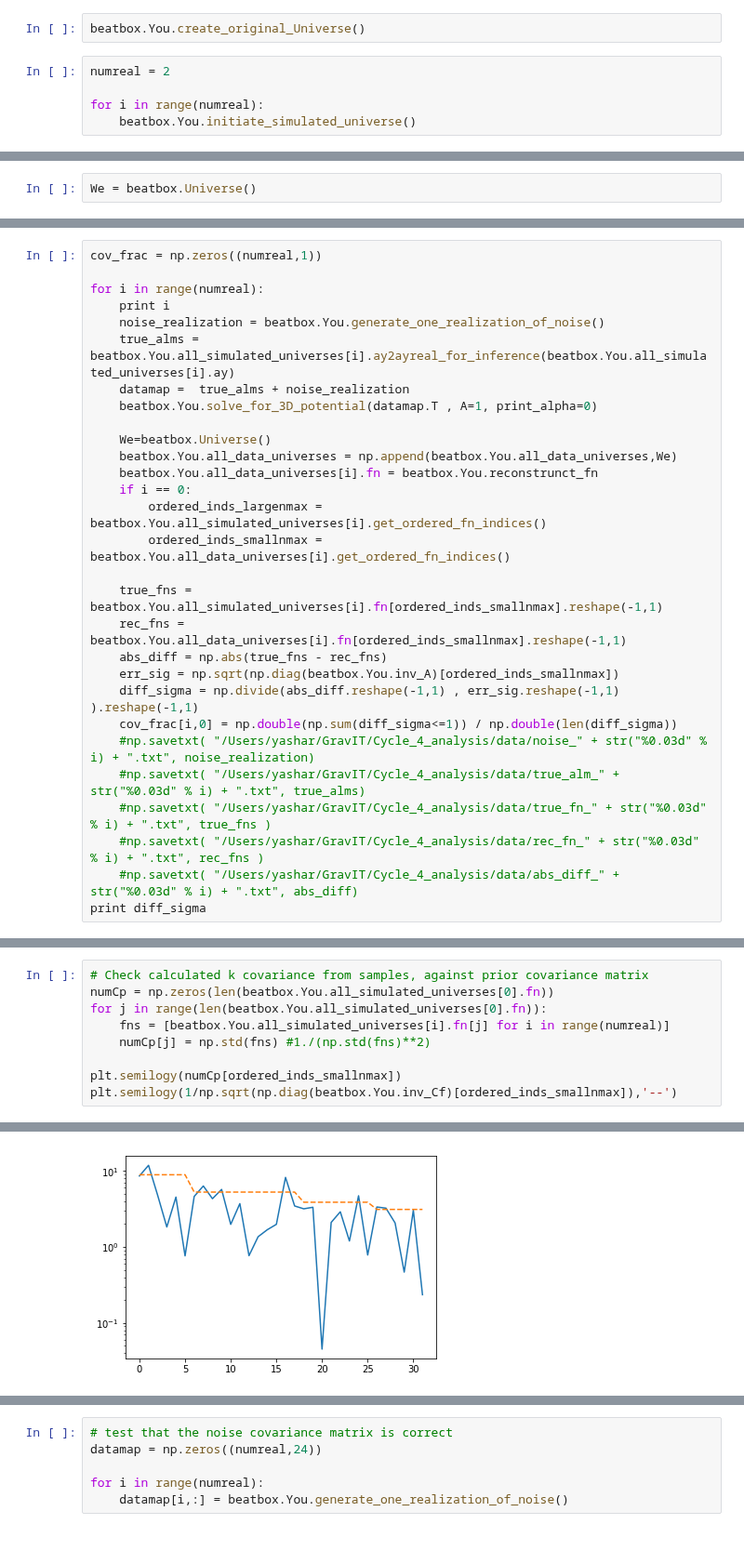
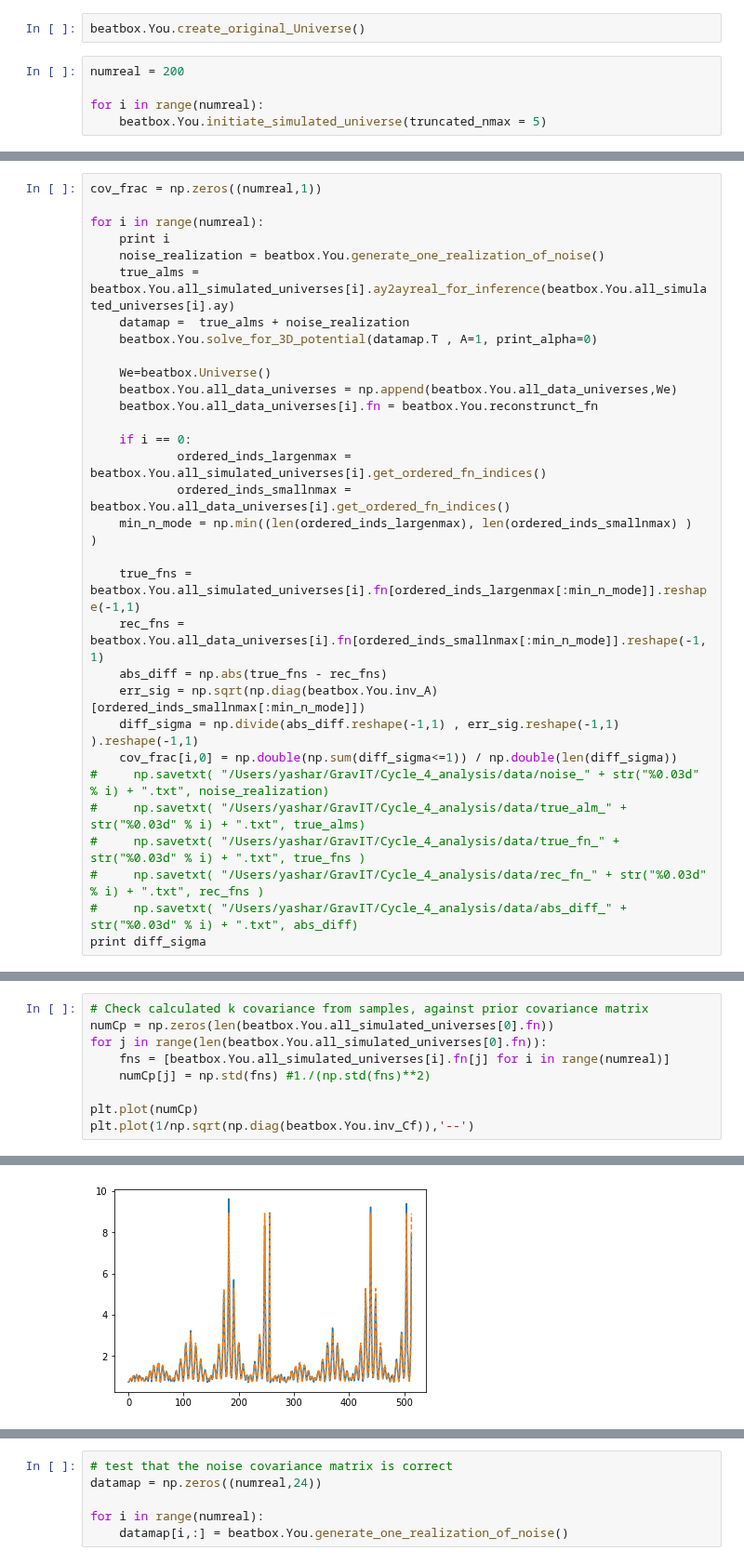
Before and after one commit to LaurencePeanuts/Music, a Jupyter notebook: Scripts/Coverage_prob_tests.ipynb, the cells around one changed output, grey strips where cells are left out. Shown at 93% size. Cells and saved outputs as stored; diff of their text form.

```diff
--- a/Scripts/Coverage_prob_tests.ipynb
+++ b/Scripts/Coverage_prob_tests.ipynb
@@ -10,8 +10,8 @@ import matplotlib.pyplot as plt
 # %%
 beatbox.You.create_original_Universe()
 # %%
-numreal = 2
+numreal = 200
 
 for i in range(numreal):
-    beatbox.You.initiate_simulated_universe()
+    beatbox.You.initiate_simulated_universe(truncated_nmax = 5)
 # %% [output]
@@ -28,2 +34,0 @@ printing for Yashar
-# %%
-We = beatbox.Universe()
@@ -73,21 +66,23 @@ for i in range(numreal):
     We=beatbox.Universe()
     beatbox.You.all_data_universes = np.append(beatbox.You.all_data_universes,We)
     beatbox.You.all_data_universes[i].fn = beatbox.You.reconstrunct_fn
+
     if i == 0:
-        ordered_inds_largenmax = beatbox.You.all_simulated_universes[i].get_ordered_fn_indices()
-        ordered_inds_smallnmax = beatbox.You.all_data_universes[i].get_ordered_fn_indices()
+            ordered_inds_largenmax = beatbox.You.all_simulated_universes[i].get_ordered_fn_indices()
+            ordered_inds_smallnmax = beatbox.You.all_data_universes[i].get_ordered_fn_indices()
+    min_n_mode = np.min((len(ordered_inds_largenmax), len(ordered_inds_smallnmax) )    )
 
-    true_fns = beatbox.You.all_simulated_universes[i].fn[ordered_inds_smallnmax].reshape(-1,1)
-    rec_fns = beatbox.You.all_data_universes[i].fn[ordered_inds_smallnmax].reshape(-1,1)
+    true_fns = beatbox.You.all_simulated_universes[i].fn[ordered_inds_largenmax[:min_n_mode]].reshape(-1,1)
+    rec_fns = beatbox.You.all_data_universes[i].fn[ordered_inds_smallnmax[:min_n_mode]].reshape(-1,1)
     abs_diff = np.abs(true_fns - rec_fns)
-    err_sig = np.sqrt(np.diag(beatbox.You.inv_A)[ordered_inds_smallnmax])
+    err_sig = np.sqrt(np.diag(beatbox.You.inv_A)[ordered_inds_smallnmax[:min_n_mode]])
     diff_sigma = np.divide(abs_diff.reshape(-1,1) , err_sig.reshape(-1,1) ).reshape(-1,1)
     cov_frac[i,0] = np.double(np.sum(diff_sigma<=1)) / np.double(len(diff_sigma))
-    #np.savetxt( "/Users/yashar/GravIT/Cycle_4_analysis/data/noise_" + str("%0.03d" % i) + ".txt", noise_realization)
-    #np.savetxt( "/Users/yashar/GravIT/Cycle_4_analysis/data/true_alm_" + str("%0.03d" % i) + ".txt", true_alms)
-    #np.savetxt( "/Users/yashar/GravIT/Cycle_4_analysis/data/true_fn_" + str("%0.03d" % i) + ".txt", true_fns )
-    #np.savetxt( "/Users/yashar/GravIT/Cycle_4_analysis/data/rec_fn_" + str("%0.03d" % i) + ".txt", rec_fns )
-    #np.savetxt( "/Users/yashar/GravIT/Cycle_4_analysis/data/abs_diff_" + str("%0.03d" % i) + ".txt", abs_diff)
+#     np.savetxt( "/Users/yashar/GravIT/Cycle_4_analysis/data/noise_" + str("%0.03d" % i) + ".txt", noise_realization)
+#     np.savetxt( "/Users/yashar/GravIT/Cycle_4_analysis/data/true_alm_" + str("%0.03d" % i) + ".txt", true_alms)
+#     np.savetxt( "/Users/yashar/GravIT/Cycle_4_analysis/data/true_fn_" + str("%0.03d" % i) + ".txt", true_fns )
+#     np.savetxt( "/Users/yashar/GravIT/Cycle_4_analysis/data/rec_fn_" + str("%0.03d" % i) + ".txt", rec_fns )
+#     np.savetxt( "/Users/yashar/GravIT/Cycle_4_analysis/data/abs_diff_" + str("%0.03d" % i) + ".txt", abs_diff)
 print diff_sigma
 # %% [output]
 0
@@ -117,13 +114,13 @@ np.mean(cov_frac)
 # %%
 # Check calculated k covariance from samples, against prior covariance matrix
 numCp = np.zeros(len(beatbox.You.all_simulated_universes[0].fn))
 for j in range(len(beatbox.You.all_simulated_universes[0].fn)):
     fns = [beatbox.You.all_simulated_universes[i].fn[j] for i in range(numreal)]
     numCp[j] = np.std(fns) #1./(np.std(fns)**2)
 
-plt.semilogy(numCp[ordered_inds_smallnmax])
-plt.semilogy(1/np.sqrt(np.diag(beatbox.You.inv_Cf)[ordered_inds_smallnmax]),'--')
+plt.plot(numCp)
+plt.plot(1/np.sqrt(np.diag(beatbox.You.inv_Cf)),'--')
 # %% [output]
 [<matplotlib.lines.Line2D at 0x...>]
-[figure, old version]
+[figure, new version]
 # %%
```
Also changed, not shown: parts of 10 cells of this notebook, 1 other file.
